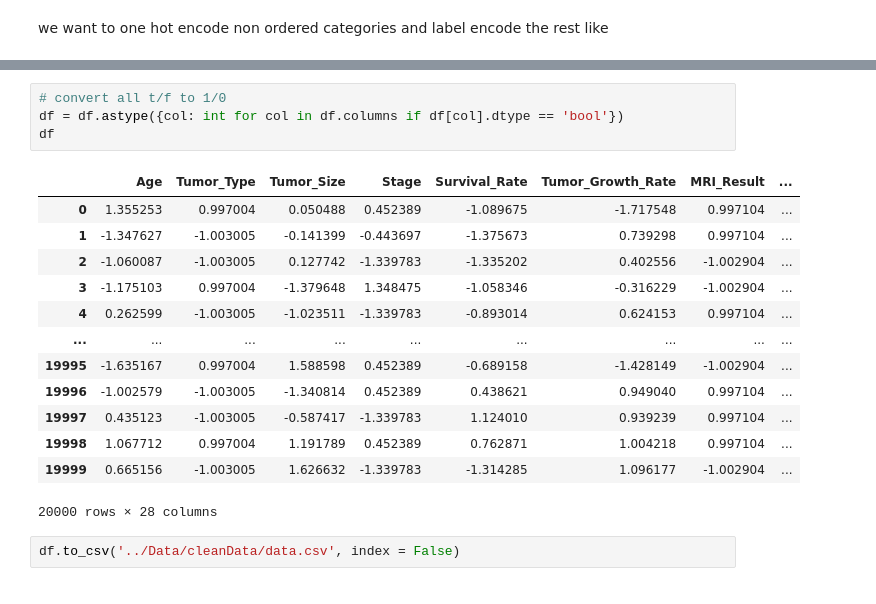
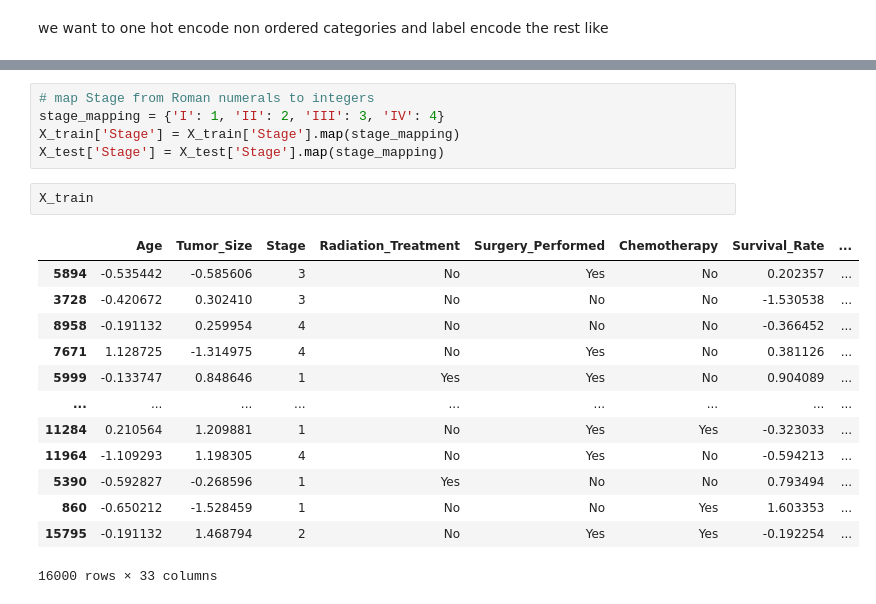
Before and after one commit to melissaaapril/IntroDS, a Jupyter notebook: src/Preprocessing.ipynb, the cells around one changed output, grey strips where cells are left out. Cells and saved outputs as stored; diff of their text form.

```diff
--- a/src/Preprocessing.ipynb
+++ b/src/Preprocessing.ipynb
@@ -160,20 +165,21 @@ df
-# %%
-# convert all t/f to 1/0
-df = df.astype({col: int for col in df.columns if df[col].dtype == 'bool'})
-df
-# %% [output]
-|  | Age | Tumor_Type | Tumor_Size | Stage | Survival_Rate | Tumor_Growth_Rate | MRI_Result | ... |
-| 0 | 1.355253 | 0.997004 | 0.050488 | 0.452389 | -1.089675 | -1.717548 | 0.997104 | ... |
-| 1 | -1.347627 | -1.003005 | -0.141399 | -0.443697 | -1.375673 | 0.739298 | 0.997104 | ... |
-| 2 | -1.060087 | -1.003005 | 0.127742 | -1.339783 | -1.335202 | 0.402556 | -1.002904 | ... |
-| 3 | -1.175103 | 0.997004 | -1.379648 | 1.348475 | -1.058346 | -0.316229 | -1.002904 | ... |
-| 4 | 0.262599 | -1.003005 | -1.023511 | -1.339783 | -0.893014 | 0.624153 | 0.997104 | ... |
-| ... | ... | ... | ... | ... | ... | ... | ... | ... |
-| 19995 | -1.635167 | 0.997004 | 1.588598 | 0.452389 | -0.689158 | -1.428149 | -1.002904 | ... |
-| 19996 | -1.002579 | -1.003005 | -1.340814 | 0.452389 | 0.438621 | 0.949040 | 0.997104 | ... |
-| 19997 | 0.435123 | -1.003005 | -0.587417 | -1.339783 | 1.124010 | 0.939239 | 0.997104 | ... |
-| 19998 | 1.067712 | 0.997004 | 1.191789 | 0.452389 | 0.762871 | 1.004218 | 0.997104 | ... |
-| 19999 | 0.665156 | -1.003005 | 1.626632 | -1.339783 | -1.314285 | 1.096177 | -1.002904 | ... |
-20000 rows × 28 columns
-# %%
-df.to_csv('../Data/cleanData/data.csv', index = False)
+# %%
+# map Stage from Roman numerals to integers
+stage_mapping = {'I': 1, 'II': 2, 'III': 3, 'IV': 4}
+X_train['Stage'] = X_train['Stage'].map(stage_mapping)
+X_test['Stage'] = X_test['Stage'].map(stage_mapping)
+# %%
+X_train
+# %% [output]
+|  | Age | Tumor_Size | Stage | Radiation_Treatment | Surgery_Performed | Chemotherapy | Survival_Rate | ... |
+| 5894 | -0.535442 | -0.585606 | 3 | No | Yes | No | 0.202357 | ... |
+| 3728 | -0.420672 | 0.302410 | 3 | No | No | No | -1.530538 | ... |
+| 8958 | -0.191132 | 0.259954 | 4 | No | No | No | -0.366452 | ... |
+| 7671 | 1.128725 | -1.314975 | 4 | No | Yes | No | 0.381126 | ... |
+| 5999 | -0.133747 | 0.848646 | 1 | Yes | Yes | No | 0.904089 | ... |
+| ... | ... | ... | ... | ... | ... | ... | ... | ... |
+| 11284 | 0.210564 | 1.209881 | 1 | No | Yes | Yes | -0.323033 | ... |
+| 11964 | -1.109293 | 1.198305 | 4 | No | Yes | No | -0.594213 | ... |
+| 5390 | -0.592827 | -0.268596 | 1 | Yes | No | No | 0.793494 | ... |
+| 860 | -0.650212 | -1.528459 | 1 | No | No | Yes | 1.603353 | ... |
+| 15795 | -0.191132 | 1.468794 | 2 | No | Yes | Yes | -0.192254 | ... |
+16000 rows × 33 columns
```
Also changed, not shown: parts of 17 cells of this notebook, 6 other files.
